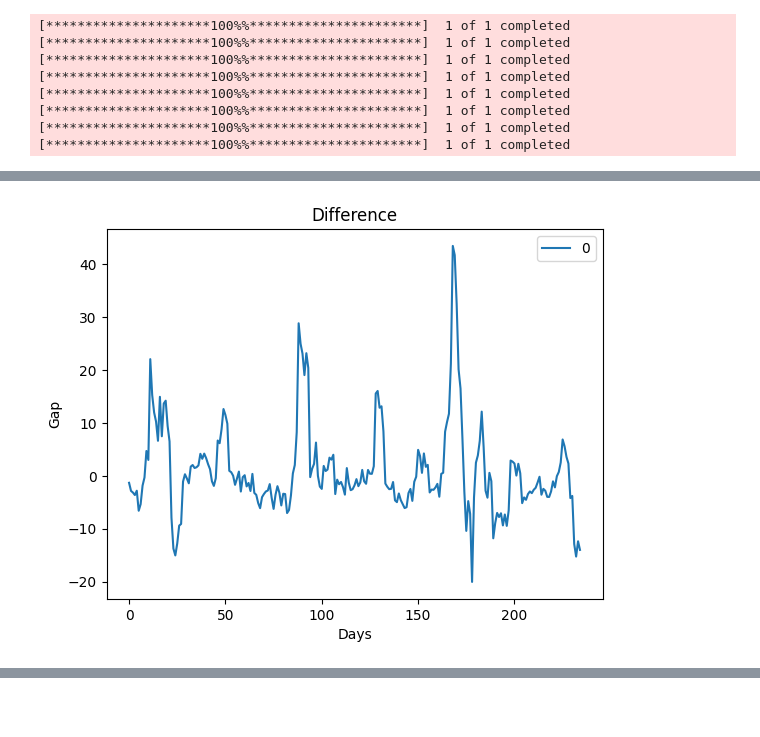
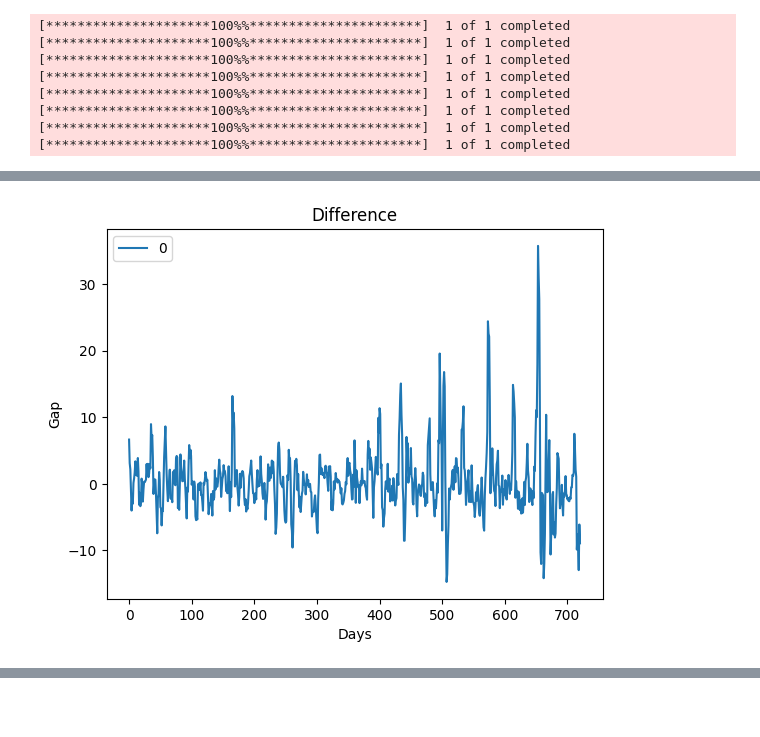
Before and after one commit to wsc-bitspilani/Holding-Co-StatArb, a Jupyter notebook: Holding Co StatArb.ipynb, the cells around one changed output, grey strips where cells are left out. Cells and saved outputs as stored; diff of their text form; code cells hidden in the pictures.

```diff
--- a/Holding Co StatArb.ipynb
+++ b/Holding Co StatArb.ipynb
@@ -34,28 +37,8 @@ def plot_weighted_price_and_correlation(stock_data_dict, weights, additional_sto
     plt.ylabel('Price')
     plt.legend()
     plt.show()
-def log_returns(stock_data_dict, weights, isIndex, start_date, end_date):
-    log_price = []
-    if isIndex == 1:
-        price_data = list(calculate_weighted_price(stock_data_dict, weights).values)
-    else:
-        price_data = list(yf.download(stock_data_dict, start=start_date, end=end_date)['Adj Close'].values)
-    for i in range(6, len(price_data)):
-        log_price.append(((price_data[i]/price_data[i-6])-1)*100)
-    return log_price
-def main():
-    # Define the stocks and their weights
-    stocks = ['ABREL.NS', 'KESORAMIND.NS', 'MANGLMCEM.BO', 'ULTRACEMCO.BO', 'ABFRL.NS','IDEA.NS','PILANIINVS.NS']
-    weights = [0.482, 0.087, 0.012, 0.391,0.010, 0.019]  # You can customize the weights as per your preference
 
-    # User input for date range
-    start_date = '2024-02-01'
-    end_date = '2025-01-31'
-
-    # Fetch stock data
-    stock_data_dict = {ticker: fetch_stock_data(ticker, start_date, end_date) for ticker in stocks[:-1]}  # Exclude the last stock
-    additional_stock_data = fetch_stock_data(stocks[-1], start_date, end_date)
-    additional_stock_label = stocks[-1]
+def plot_return_gap(stock_data_dict, additional_stock_label, weights, start_date, end_date):
     holding_returns = log_returns(stock_data_dict, weights, 1, start_date, end_date)
     main_company_returns = log_returns(additional_stock_label, weights, 0, start_date, end_date)
     list = []
@@ -66,7 +49,6 @@ def main():
     #print(list)
     #print(sorted(list))
     # Plot the weighted price index with the additional stock and calculate correlation
-    plot_weighted_price_and_correlation(stock_data_dict, weights, additional_stock_data, additional_stock_label)
     data = pd.DataFrame(list)
     data.plot()
     plt.title('Difference')
@@ -74,6 +56,70 @@ def main():
     plt.ylabel('Gap')
     plt.legend()
     plt.show()
+    return list
+
+def log_returns(stock_data_dict, weights, isIndex, start_date, end_date):
+    log_price = []
+    if isIndex == 1:
+        price_data = list(calculate_weighted_price(stock_data_dict, weights).values)
+    else:
+        price_data = list(yf.download(stock_data_dict, start=start_date, end=end_date)['Adj Close'].values)
+    for i in range(4, len(price_data)):
+        log_price.append(((price_data[i]/price_data[i-4])-1)*100)
+    return log_price
+
+def trade_book():
+    tradelog = pd.DataFrame(columns = ['Position', 'Price'])
+    return tradelog
+
+def entry_exit(list, main_company_price_data, holding_price_data):
+    tradebook = trade_book()
+    max=0
+    for i in range(len(list)):
+        if max == 0:
+            if list[i]>np.std(list)+1:
+                max = 1
+                tradebook.loc[len(tradebook)] = ["Buy", holding_price_data[i]]
+                tradebook.loc[len(tradebook)] = ["Buy Main", main_company_price_data[i]]
+        if max == 1 :
+            if list[i]<np.mean(list):
+                tradebook.loc[len(tradebook)] = ["Sell", holding_price_data[i]]
+                tradebook.loc[len(tradebook)] = ["Sell Main", main_company_price_data[i]]
+                max = 0
+    return tradebook
+
+def pnl(tradebook, list, main_company_price_data, holding_price_data):
+    tradebook = entry_exit(list, main_company_price_data, holding_price_data)
+    buying = tradebook.loc[tradebook['Position'] == 'Buy']['Price'].sum() + tradebook.loc[tradebook['Position'] == 'Buy Main']['Price'].sum()
+    selling = tradebook.loc[tradebook['Position'] == 'Sell']['Price'].sum() + tradebook.loc[tradebook['Position'] == 'Sell Main']['Price'].sum()
+    print(selling-buying)
+
+def main():
+    # Define the stocks and their weights
+    stocks = ['ABREL.NS', 'KESORAMIND.NS', 'MANGLMCEM.BO', 'ULTRACEMCO.BO', 'ABFRL.NS','IDEA.NS','PILANIINVS.NS']
+    weights = [0.482, 0.087, 0.012, 0.391,0.010, 0.019]  # You can customize the weights as per your preference
+
+    # User input for date range
+    start_date = '2022-01-01'
+    end_date = '2025-01-31'
+
+    # Fetch stock data
+    stock_data_dict = {ticker: fetch_stock_data(ticker, start_date, end_date) for ticker in stocks[:-1]}  # Exclude the last stock
+    additional_stock_data = fetch_stock_data(stocks[-1], start_date, end_date)
+    additional_stock_label = stocks[-1]
+    holding_price_data = np.array(calculate_weighted_price(stock_data_dict, weights).values)
+    main_company_price_data = np.array(fetch_stock_data(additional_stock_label,
+                                                        start_date, end_date))
+    plot_weighted_price_and_correlation(stock_data_dict, weights,
+                                        additional_stock_data,
+                                        additional_stock_label)
+    list= np.array(plot_return_gap(stock_data_dict,
+                                   additional_stock_label, weights,
+                                   start_date, end_date))
+    tradebook = entry_exit(list, main_company_price_data, holding_price_data)
+    pnl(tradebook, list, main_company_price_data, holding_price_data)
+    print(tradebook)
+    print("Mean: ", np.mean(list), "Variance: ", np.std(list))
 if __name__ == "__main__":
     main()
 # %% [output]
@@ -90 +137 @@ Correlation between the weighted price index and PILANIINVS.NS: 0.87
-[figure, old version]
+[figure, new version]
```
Also changed, not shown: parts of 2 cells of this notebook.
